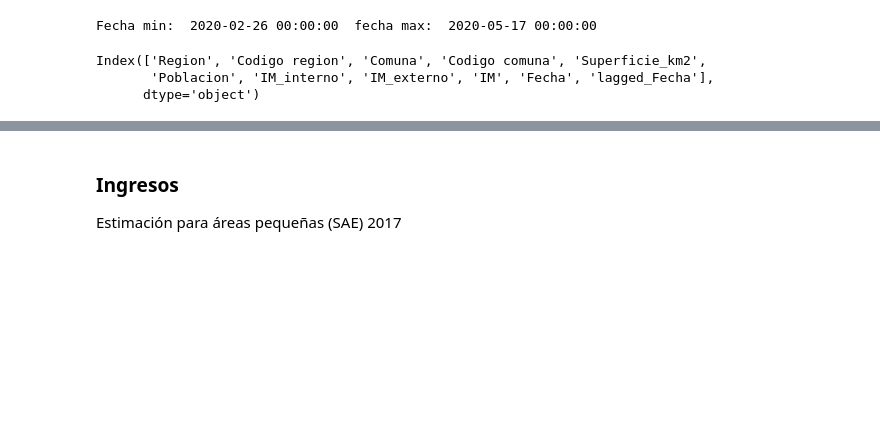
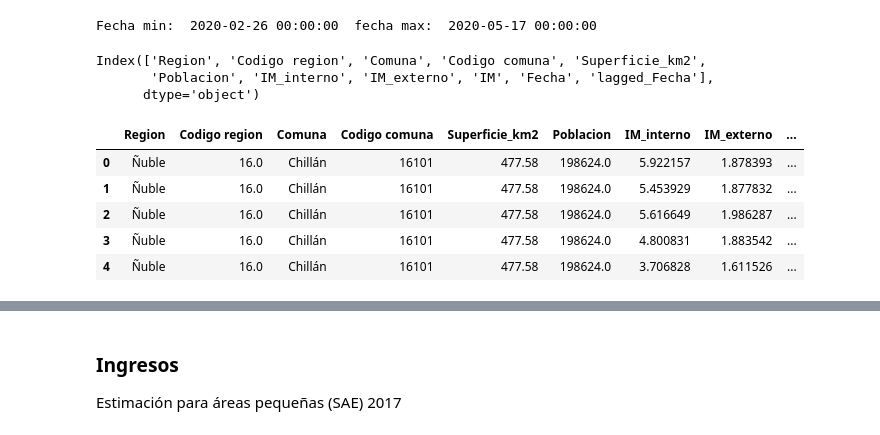
Before and after one commit to cdagnino/mobility_and_comuna, a Jupyter notebook: main.ipynb, the cells around one changed output, grey strips where cells are left out. Saved outputs shown, nothing was run; the diff lists cells and outputs as text; code cells hidden in the pictures; blank space fills up the shorter version.

```diff
--- a/main.ipynb
+++ b/main.ipynb
@@ -23,3 +23,12 @@ Fecha min:  2020-02-26 00:00:00  fecha max:  2020-05-17 00:00:00
 Index(['Region', 'Codigo region', 'Comuna', 'Codigo comuna', 'Superficie_km2',
        'Poblacion', 'IM_interno', 'IM_externo', 'IM', 'Fecha', 'lagged_Fecha'],
       dtype='object')
+# %%
+mobility.head()
+# %% [output]
+|  | Region | Codigo region | Comuna | Codigo comuna | Superficie_km2 | Poblacion | IM_interno | IM_externo | ... |
+| 0 | Ñuble | 16.0 | Chillán | 16101 | 477.58 | 198624.0 | 5.922157 | 1.878393 | ... |
+| 1 | Ñuble | 16.0 | Chillán | 16101 | 477.58 | 198624.0 | 5.453929 | 1.877832 | ... |
+| 2 | Ñuble | 16.0 | Chillán | 16101 | 477.58 | 198624.0 | 5.616649 | 1.986287 | ... |
+| 3 | Ñuble | 16.0 | Chillán | 16101 | 477.58 | 198624.0 | 4.800831 | 1.883542 | ... |
+| 4 | Ñuble | 16.0 | Chillán | 16101 | 477.58 | 198624.0 | 3.706828 | 1.611526 | ... |
```
Also changed, not shown: parts of 18 cells of this notebook.
